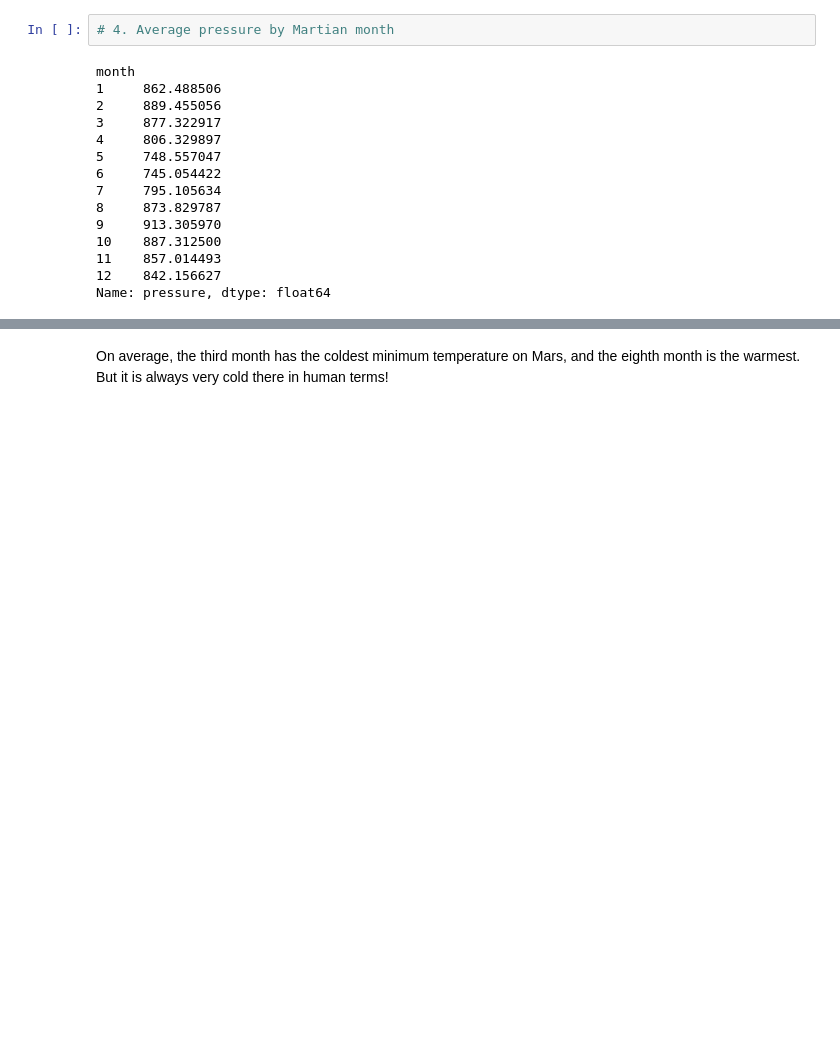
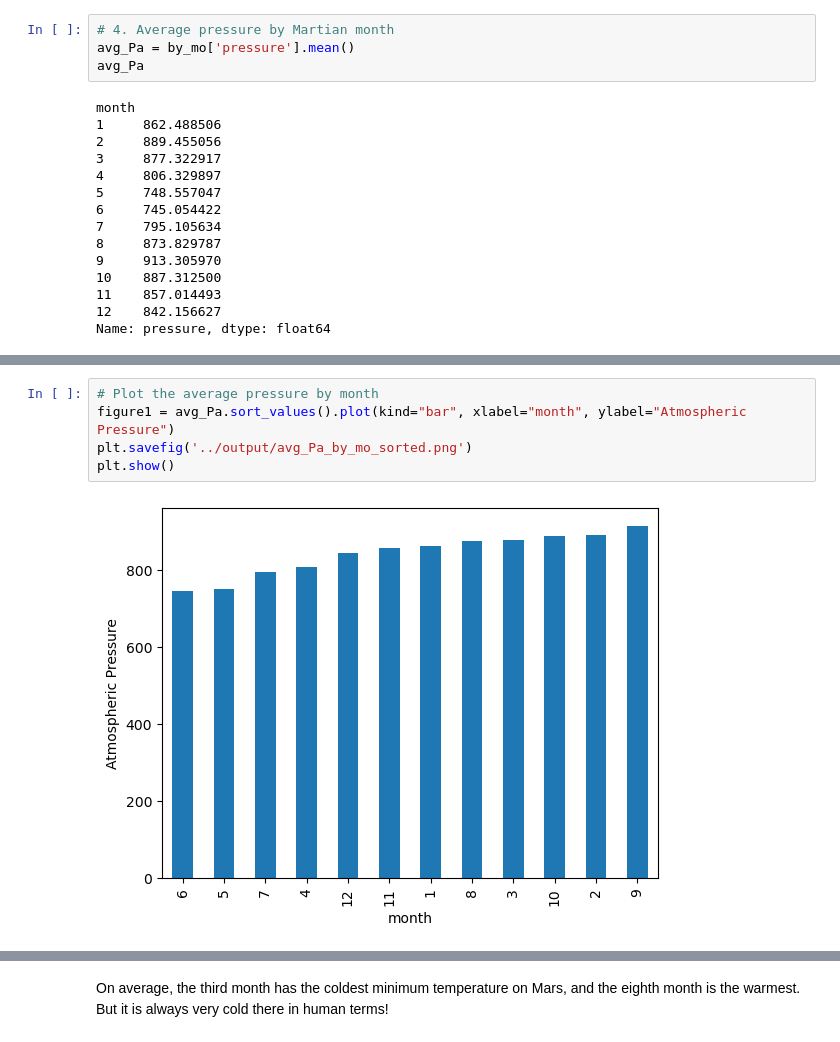
Before and after one commit to CassiaY/beautifulsoup-challenge, a Jupyter notebook: code/part_2_mars_weather.ipynb, the cells around one changed output, grey strips where cells are left out. Drawn from its saved outputs; the diff is of its cells as text; blank space fills up the shorter version.

```diff
--- a/code/part_2_mars_weather.ipynb
+++ b/code/part_2_mars_weather.ipynb
@@ -179,5 +180,7 @@ Name: min_temp, dtype: float64
 # %%
 # 4. Average pressure by Martian month
+avg_Pa = by_mo['pressure'].mean()
+avg_Pa
 # %% [output]
 month
 1     862.488506
@@ -199,0 +199,7 @@ Name: pressure, dtype: float64
+# %%
+# Plot the average pressure by month
+figure1 = avg_Pa.sort_values().plot(kind="bar", xlabel="month", ylabel="Atmospheric Pressure")
+plt.savefig('../output/avg_Pa_by_mo_sorted.png')
+plt.show()
+# %% [output]
+[figure, added]
```
Also changed, not shown: parts of 10 cells of this notebook, 6 other files.
